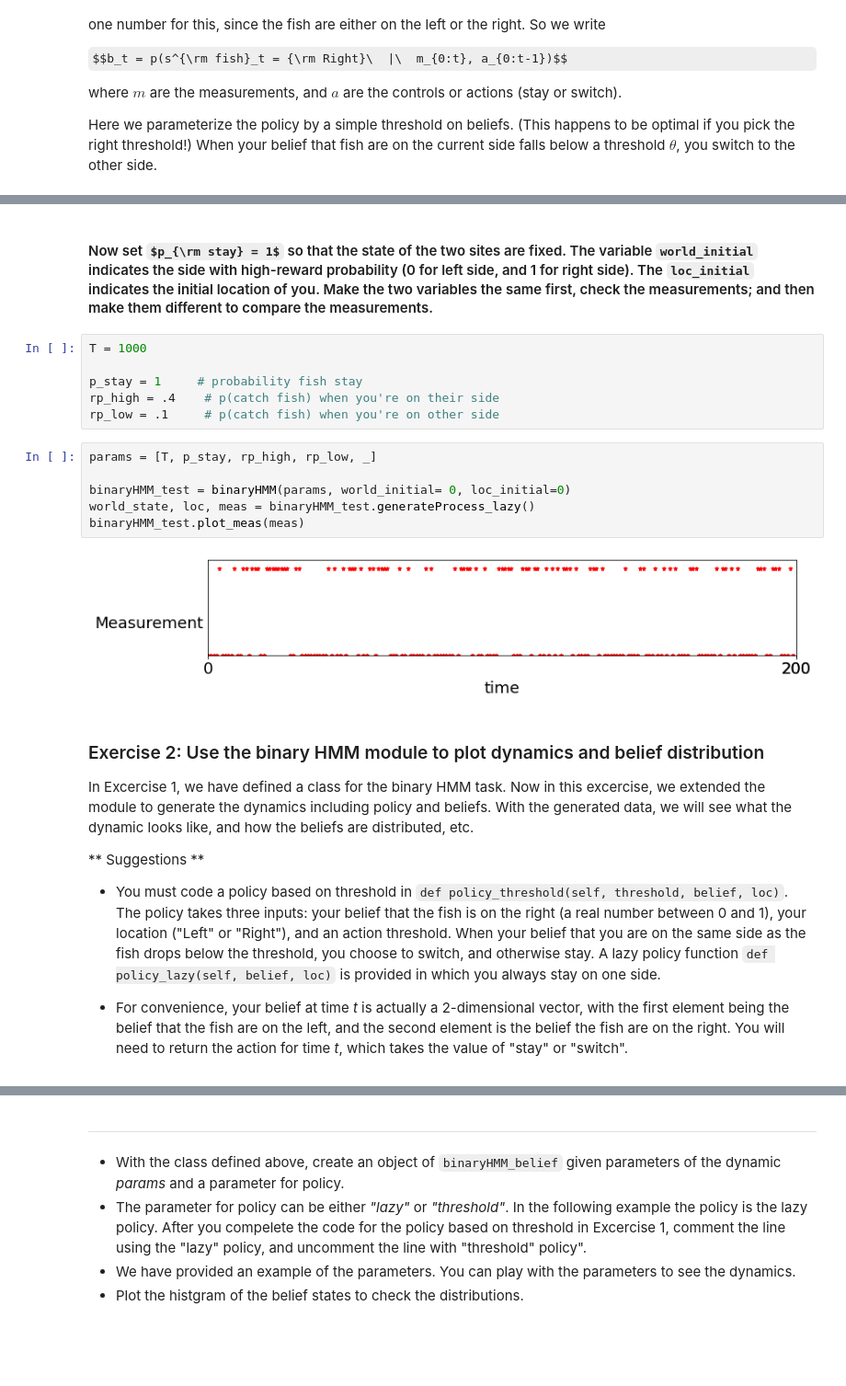
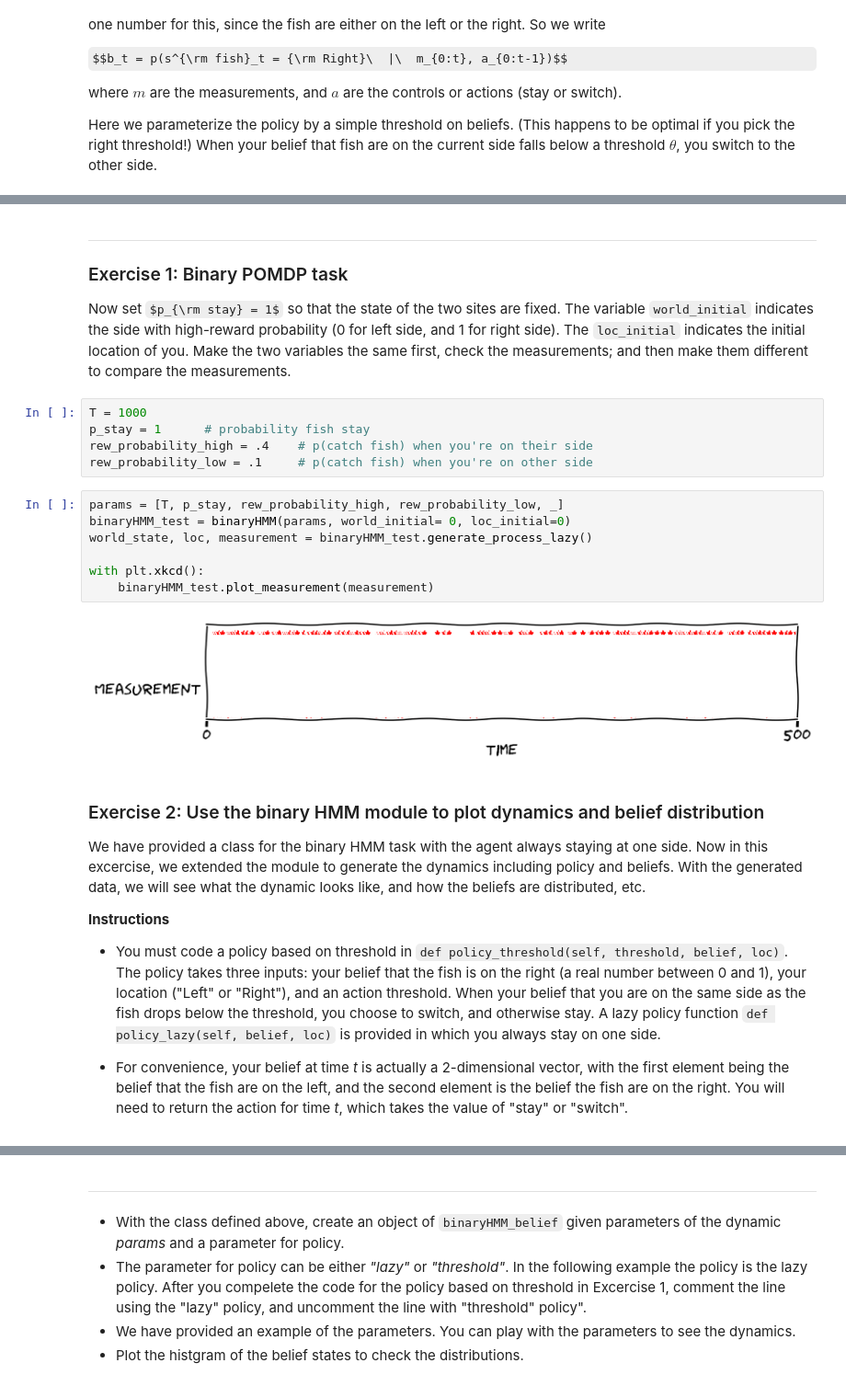
Before and after one commit to zhengww/NeuroMatchAcademy, a Jupyter notebook: Tutorial1_optimal_control_discrete.ipynb, the cells around one changed output, grey strips where cells are left out. Shown: that part at 92% size. Cells and saved outputs as stored; diff of their text form; some formulas as TeX source; blank space fills up the shorter version.

```diff
--- a/Tutorial1_optimal_control_discrete.ipynb
+++ b/Tutorial1_optimal_control_discrete.ipynb
@@ -183,25 +200,28 @@ binaryHMM_test.plot_world(world_state)
 # %% [markdown]
-#### Now set $p_{\rm stay} = 1$ so that the state of the two sites are fixed. The variable `world_initial` indicates the side with high-reward probability (0 for left side, and 1 for right side). The `loc_initial` indicates the initial location of you. Make the two variables the same first, check the measurements; and then make them different to compare the measurements.
+---
+### Exercise 1: Binary POMDP task
+
+Now set $p_{\rm stay} = 1$ so that the state of the two sites are fixed. The variable `world_initial` indicates the side with high-reward probability (0 for left side, and 1 for right side). The `loc_initial` indicates the initial location of you. Make the two variables the same first, check the measurements; and then make them different to compare the measurements.
 # %%
 T = 1000
-
-p_stay = 1     # probability fish stay
-rp_high = .4    # p(catch fish) when you're on their side
-rp_low = .1     # p(catch fish) when you're on other side
+p_stay = 1      # probability fish stay
+rew_probability_high = .4    # p(catch fish) when you're on their side
+rew_probability_low = .1     # p(catch fish) when you're on other side
 # %%
-params = [T, p_stay, rp_high, rp_low, _]
+params = [T, p_stay, rew_probability_high, rew_probability_low, _]
+binaryHMM_test = binaryHMM(params, world_initial= 0, loc_initial=0)
+world_state, loc, measurement = binaryHMM_test.generate_process_lazy()
 
-binaryHMM_test = binaryHMM(params, world_initial= 0, loc_initial=0)
-world_state, loc, meas = binaryHMM_test.generateProcess_lazy()
-binaryHMM_test.plot_meas(meas)
+with plt.xkcd():
+    binaryHMM_test.plot_measurement(measurement)
 # %% [output]
-[figure, old version]
+[figure, new version]
 # %% [markdown]
 ### Exercise 2: Use the binary HMM module to plot dynamics and belief distribution
 
-In Excercise 1, we have defined a class for the binary HMM task. Now in this excercise, we extended the module to generate the dynamics including policy and beliefs. With the generated data, we will see what the dynamic looks like, and how the beliefs are distributed, etc.
+We have provided a class for the binary HMM task with the agent always staying at one side. Now in this excercise, we extended the module to generate the dynamics including policy and beliefs. With the generated data, we will see what the dynamic looks like, and how the beliefs are distributed, etc.
 
-** Suggestions **
+**Instructions**
 
 * You must code a policy based on threshold in `def policy_threshold(self, threshold, belief, loc)`. The policy takes three inputs: your belief that the fish is on the right (a real number between 0 and 1), your location ("Left" or "Right"), and an action threshold. When your belief that you are on the same side as the fish drops below the threshold, you choose to switch, and otherwise stay. A lazy policy function `def policy_lazy(self, belief, loc)` is provided in which you always stay on one side.
 
```
Also changed, not shown: parts of 23 cells of this notebook, 1 other file.
